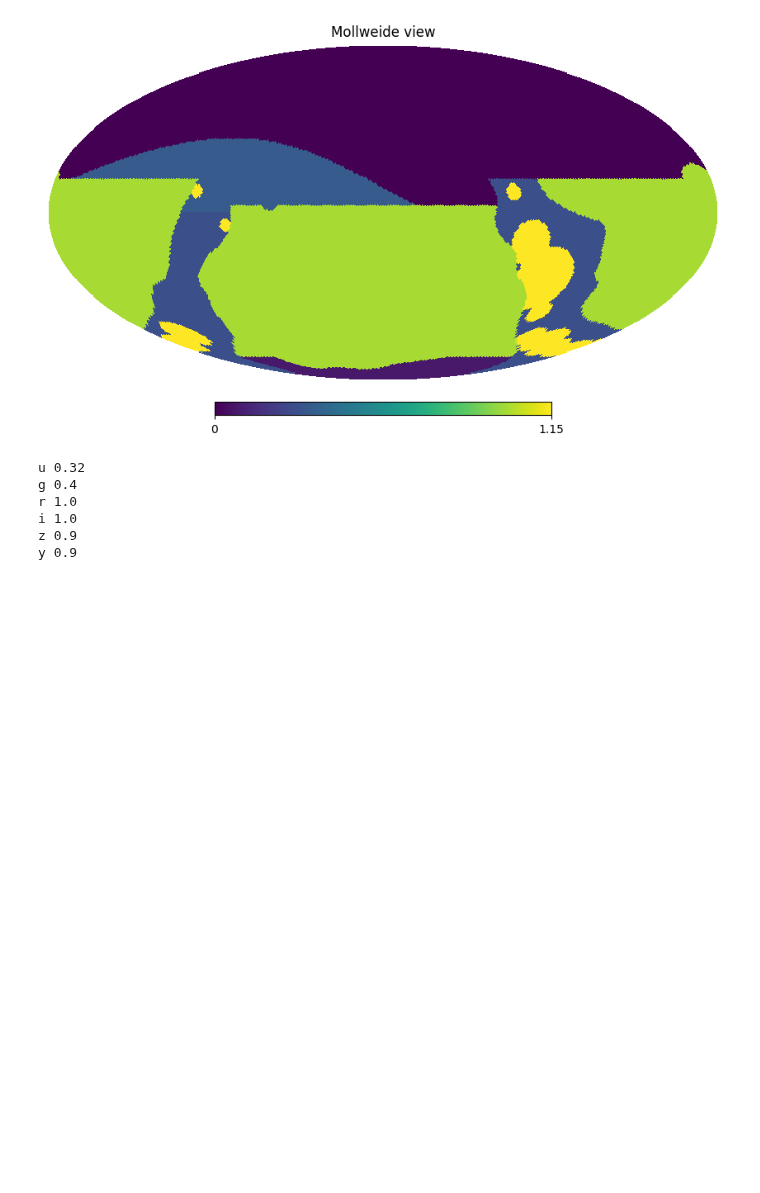
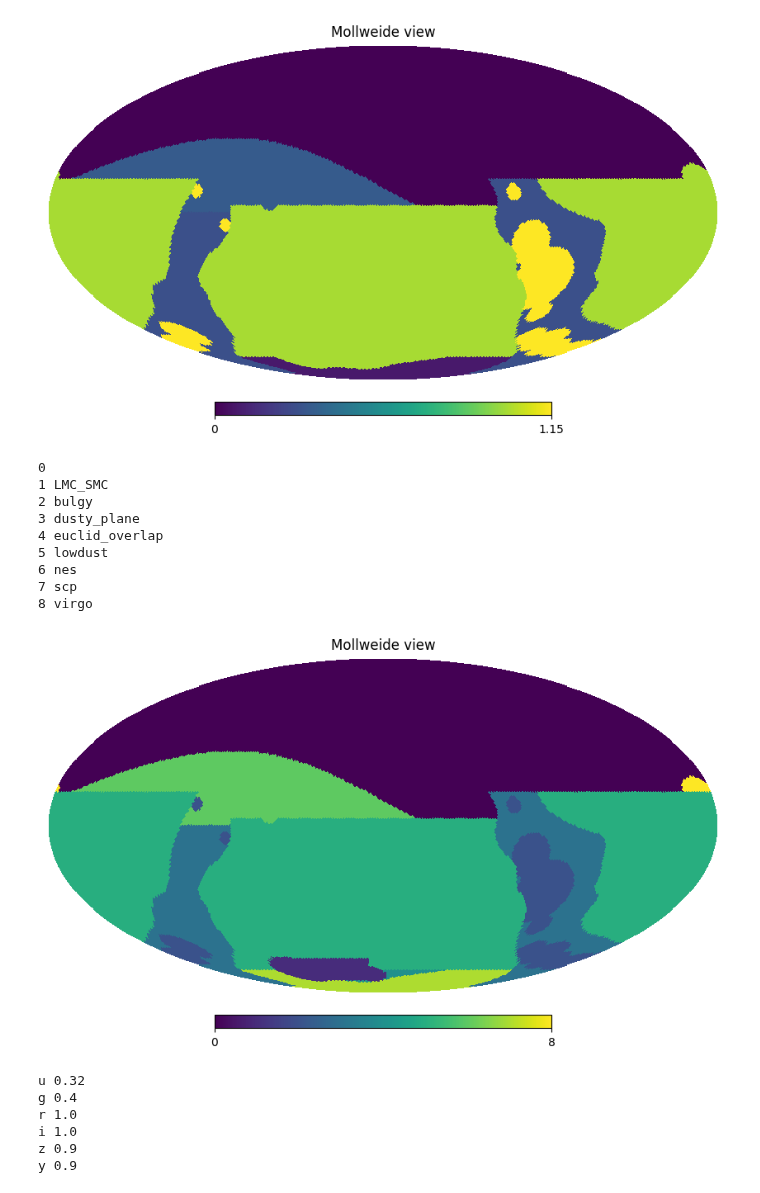
Before and after one commit to yoachim/23_Scratch, a Jupyter notebook: footprint_check/check_footprint.ipynb, the cells around one changed output. Drawn from its saved outputs; the diff is of its cells as text; code cells hidden in the pictures; blank space fills up the shorter version.

```diff
--- a/footprint_check/check_footprint.ipynb
+++ b/footprint_check/check_footprint.ipynb
@@ -15,6 +15,25 @@ maps_arr, labels = fpg.return_maps()
 hp.mollview(maps_arr['r'])
 # %% [output]
 [figure]
+# %%
+# Look at the labels
+label_int = np.zeros(hp.nside2npix(nside))
+for i,label in enumerate(np.unique(labels)):
+    indx = np.where(labels == label)[0]
+    label_int[indx] = i
+    print(i, label)
+hp.mollview(label_int)
+# %% [output]
+0
+1 LMC_SMC
+2 bulgy
+3 dusty_plane
+4 euclid_overlap
+5 lowdust
+6 nes
+7 scp
+8 virgo
+[figure, added]
 # %%
 # See if an RA, dec is in the footprint
 ra = 90
```
Also changed, not shown: parts of 2 cells of this notebook.
